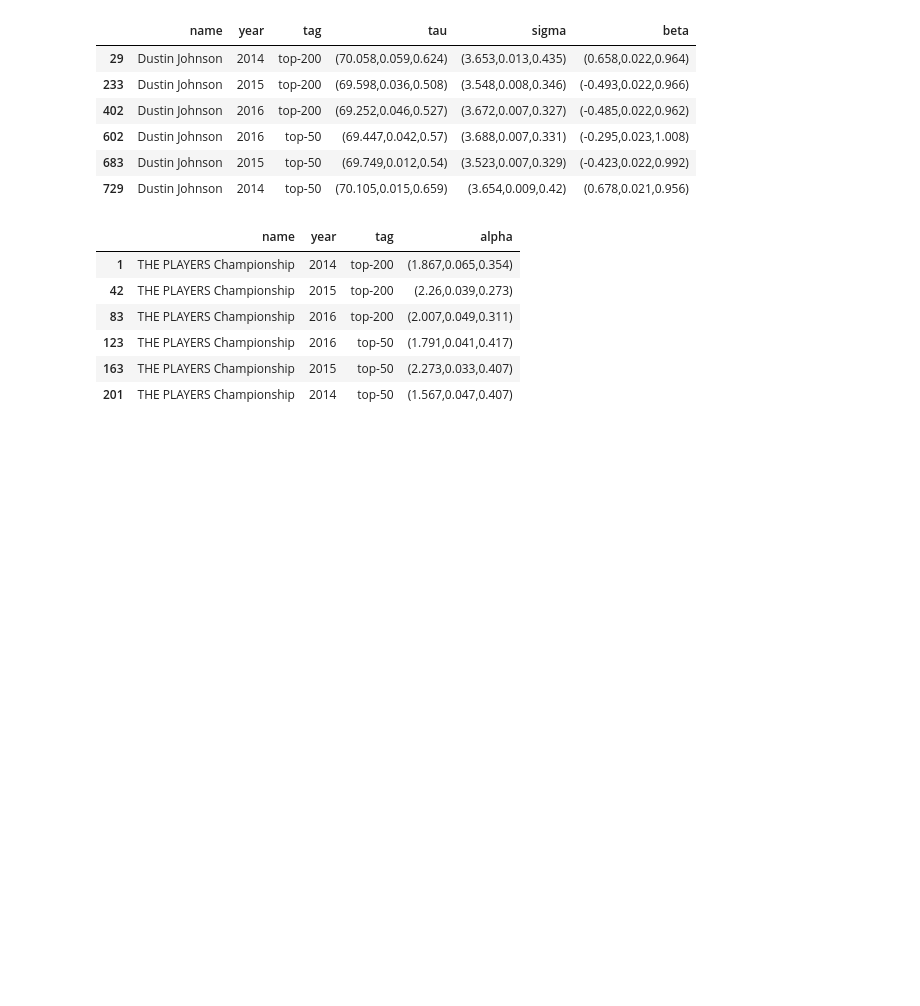
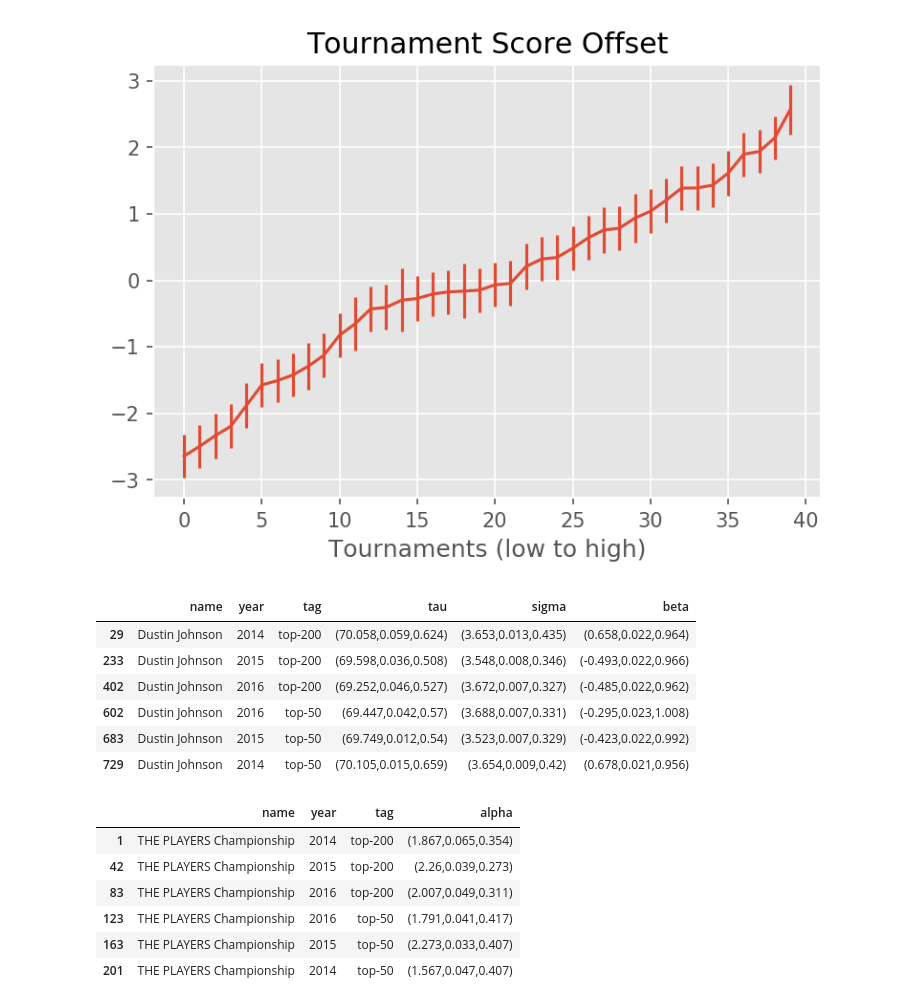
Before and after one commit to jamiebernardin/bayesian_golf, a Jupyter notebook: multi-scores-analysis.ipynb, the cells around one changed output. Drawn from its saved outputs; the diff is of its cells as text; code cells hidden in the pictures; blank space fills up the shorter version.

```diff
--- a/multi-scores-analysis.ipynb
+++ b/multi-scores-analysis.ipynb
@@ -22,3 +42,19 @@ t_df = util.pd_from_sql(sqlTxt)
+# %%
+sql_txt = '''
+    select name, (alpha).mean as mean, (alpha).sd as std
+    from tournaments t, stan_tournaments st
+    where t.permanent_tournament_id = st.permanent_tournament_id
+    and t.year = st.year
+    and t.year = 2016
+    and tag = 'top-200'
+    order by (alpha).mean
+'''
+t_df = util.pd_from_sql(sql_txt)
+plt.errorbar(range(0, len(t_df)), t_df['mean'], t_df['std'])
+plt.xlabel('Tournaments (low to high)')
+foo = plt.title('Tournament Score Offset', loc='center')
+# %% [output]
+[figure, added]
 # %%
 # offset = np.mean([round(means[i][0],2) for i in range(0,num_tournaments)])
 # print offset
```
Also changed, not shown: parts of 5 cells of this notebook, 4 other files.
